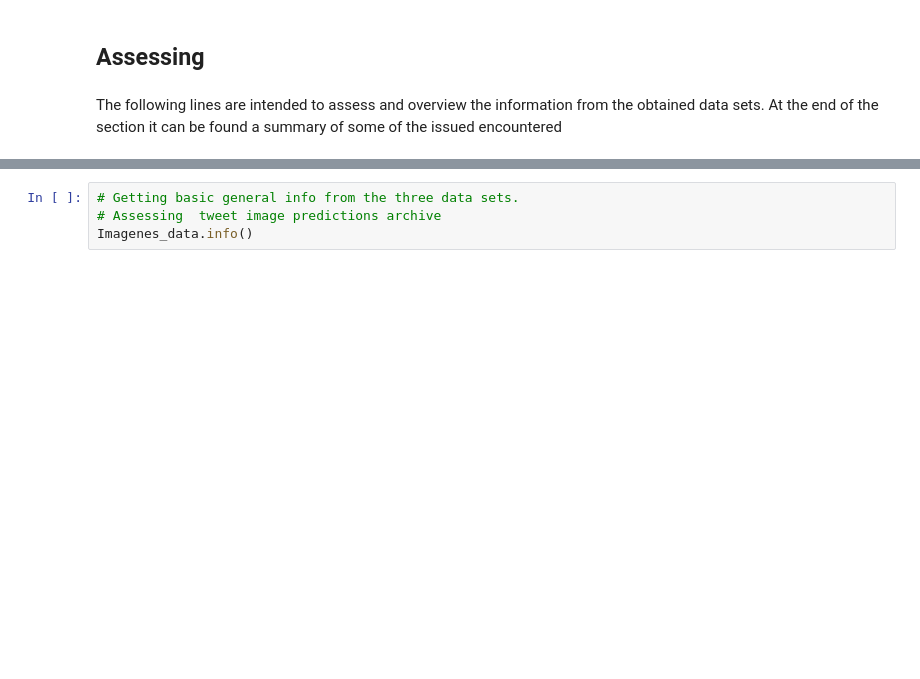
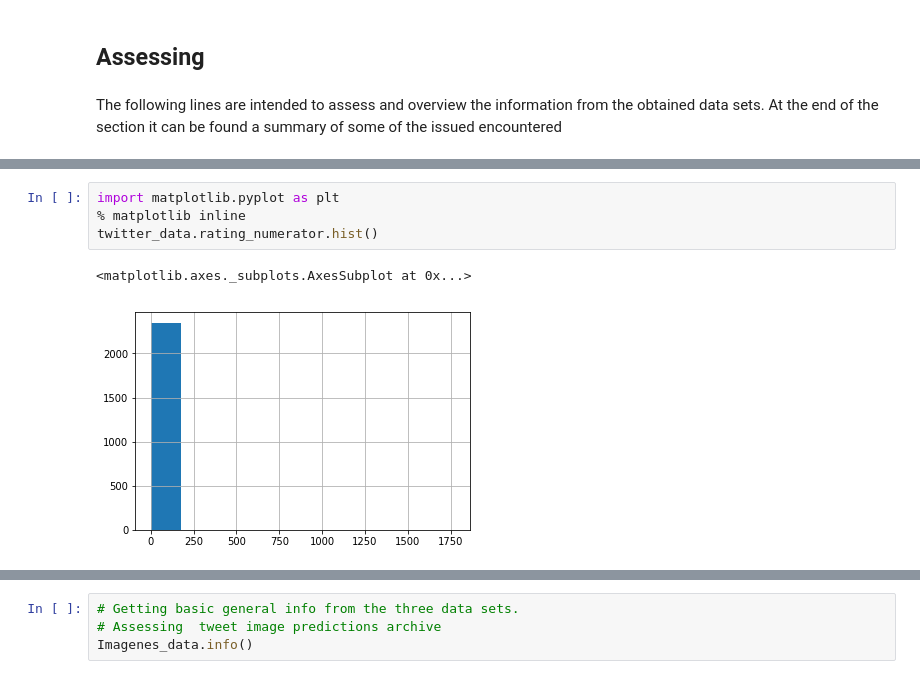
Before and after one commit to yagueits/Web-scrapping, a Jupyter notebook: wrangle_actYAGO.ipynb, the cells around one changed output, grey strips where cells are left out. Cells and saved outputs as stored; diff of their text form; blank space fills up the shorter version.

```diff
--- a/wrangle_actYAGO.ipynb
+++ b/wrangle_actYAGO.ipynb
@@ -193,0 +196,7 @@ twitter_data
+# %%
+import matplotlib.pyplot as plt
+% matplotlib inline
+twitter_data.rating_numerator.hist()
+# %% [output]
+<matplotlib.axes._subplots.AxesSubplot at 0x...>
+[figure, added]
```
Also changed, not shown: parts of 12 cells of this notebook.
